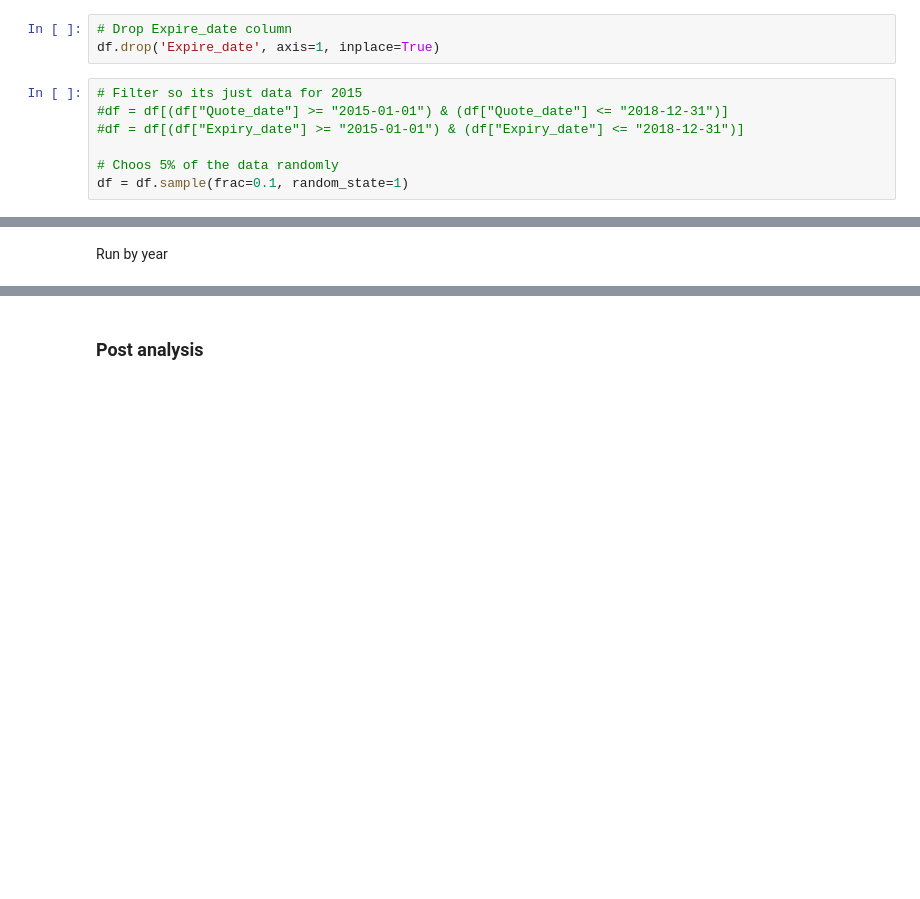
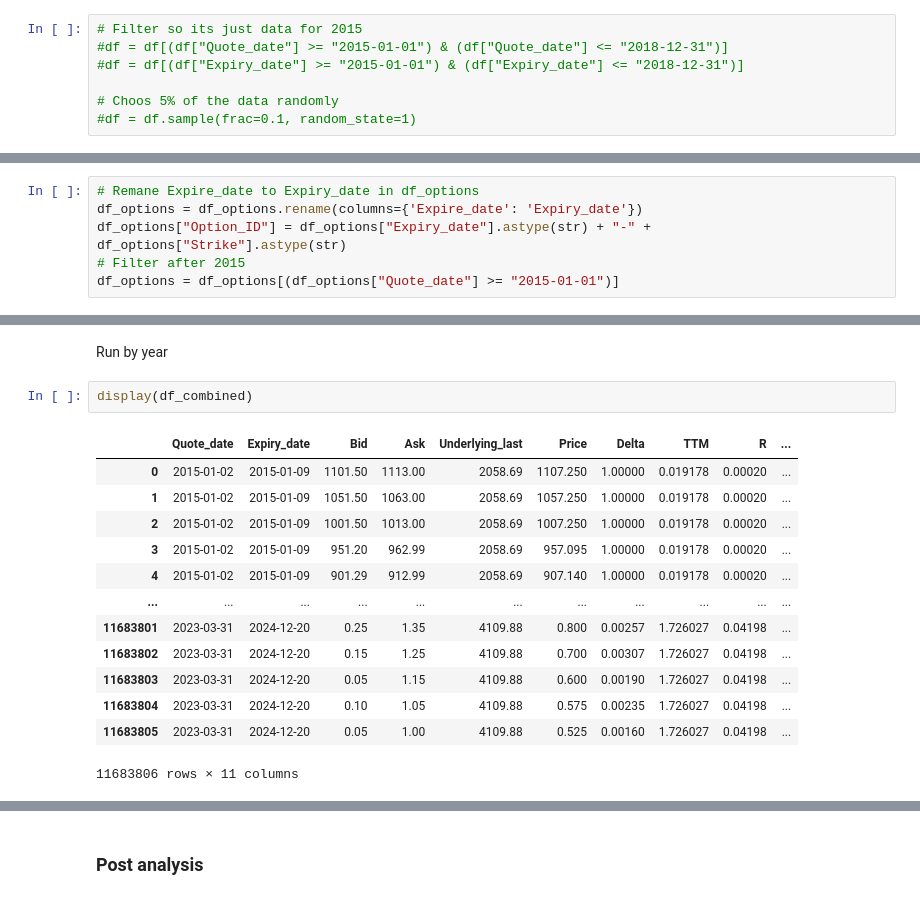
Before and after one commit to erlend-rygg/deep-learning-for-option-pricing, a Jupyter notebook: results_analysis/backtesting/backtesting_v15.ipynb, the cells around one changed output, grey strips where cells are left out. Saved outputs shown, nothing was run; the diff lists cells and outputs as text; blank space fills up the shorter version.

```diff
--- a/results_analysis/backtesting/backtesting_v15.ipynb
+++ b/results_analysis/backtesting/backtesting_v15.ipynb
@@ -63,15 +64,12 @@ else:
 # %% [markdown]
 ### Data processing
-# %%
-# Drop Expire_date column
-df.drop('Expire_date', axis=1, inplace=True)
 # %%
 # Filter so its just data for 2015
 #df = df[(df["Quote_date"] >= "2015-01-01") & (df["Quote_date"] <= "2018-12-31")]
 #df = df[(df["Expiry_date"] >= "2015-01-01") & (df["Expiry_date"] <= "2018-12-31")]
 
 # Choos 5% of the data randomly
-df = df.sample(frac=0.1, random_state=1)
+#df = df.sample(frac=0.1, random_state=1)
 # %%
 lstm_mlp = True
 bs_rolling = False
@@ -102,0 +97,6 @@ print(len(df))
+# %%
+# Remane Expire_date to Expiry_date in df_options
+df_options = df_options.rename(columns={'Expire_date': 'Expiry_date'})
+df_options["Option_ID"] = df_options["Expiry_date"].astype(str) + "-" + df_options["Strike"].astype(str)
+# Filter after 2015
+df_options = df_options[(df_options["Quote_date"] >= "2015-01-01")]
@@ -393,3 +426,19 @@ def plot(df):
 ## Run the code
 # %% [markdown]
 Run by year
+# %%
+display(df_combined)
+# %% [output]
+|  | Quote_date | Expiry_date | Bid | Ask | Underlying_last | Price | Delta | TTM | R | ... |
+| 0 | 2015-01-02 | 2015-01-09 | 1101.50 | 1113.00 | 2058.69 | 1107.250 | 1.00000 | 0.019178 | 0.00020 | ... |
+| 1 | 2015-01-02 | 2015-01-09 | 1051.50 | 1063.00 | 2058.69 | 1057.250 | 1.00000 | 0.019178 | 0.00020 | ... |
+| 2 | 2015-01-02 | 2015-01-09 | 1001.50 | 1013.00 | 2058.69 | 1007.250 | 1.00000 | 0.019178 | 0.00020 | ... |
+| 3 | 2015-01-02 | 2015-01-09 | 951.20 | 962.99 | 2058.69 | 957.095 | 1.00000 | 0.019178 | 0.00020 | ... |
+| 4 | 2015-01-02 | 2015-01-09 | 901.29 | 912.99 | 2058.69 | 907.140 | 1.00000 | 0.019178 | 0.00020 | ... |
+| ... | ... | ... | ... | ... | ... | ... | ... | ... | ... | ... |
+| 11683801 | 2023-03-31 | 2024-12-20 | 0.25 | 1.35 | 4109.88 | 0.800 | 0.00257 | 1.726027 | 0.04198 | ... |
+| 11683802 | 2023-03-31 | 2024-12-20 | 0.15 | 1.25 | 4109.88 | 0.700 | 0.00307 | 1.726027 | 0.04198 | ... |
+| 11683803 | 2023-03-31 | 2024-12-20 | 0.05 | 1.15 | 4109.88 | 0.600 | 0.00190 | 1.726027 | 0.04198 | ... |
+| 11683804 | 2023-03-31 | 2024-12-20 | 0.10 | 1.05 | 4109.88 | 0.575 | 0.00235 | 1.726027 | 0.04198 | ... |
+| 11683805 | 2023-03-31 | 2024-12-20 | 0.05 | 1.00 | 4109.88 | 0.525 | 0.00160 | 1.726027 | 0.04198 | ... |
+11683806 rows × 11 columns
```
Also changed, not shown: parts of 21 cells of this notebook, 15 other files.
